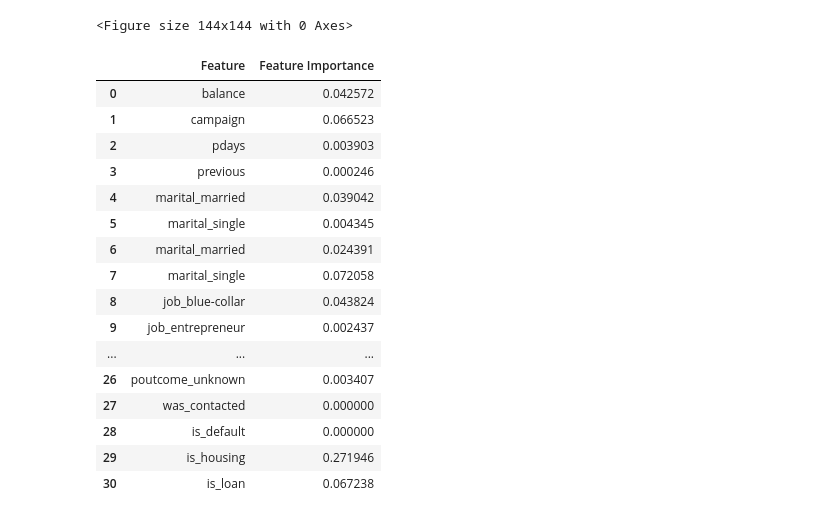
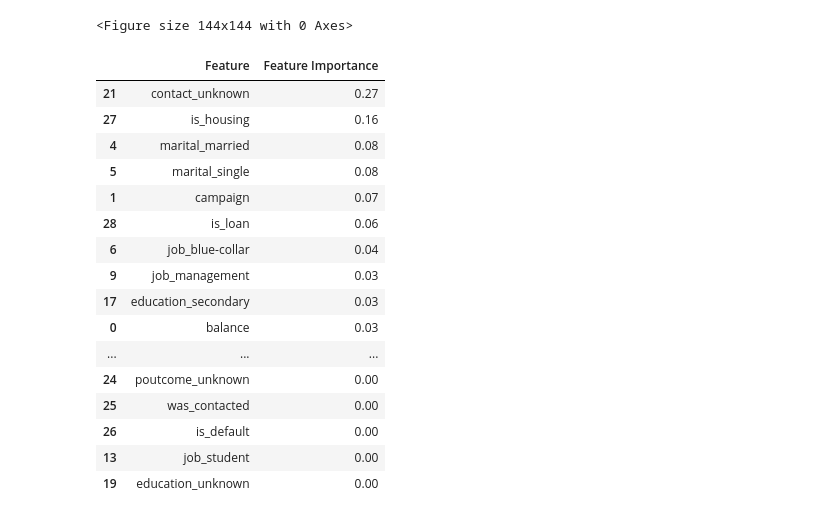
Before and after one commit to Vinitladse/-Bank-Marketing-Effectiveness-Prediction, a Jupyter notebook: Vinit_ladse(Group)_Bank_Marketing_Effectiveness_Prediction_Capstone_Project.ipynb, the cells around one changed output. Saved outputs shown, nothing was run; the diff lists cells and outputs as text; code cells hidden in the pictures.

```diff
--- a/Vinit_ladse(Group)_Bank_Marketing_Effectiveness_Prediction_Capstone_Project.ipynb
+++ b/Vinit_ladse(Group)_Bank_Marketing_Effectiveness_Prediction_Capstone_Project.ipynb
@@ -816,0 +818,4 @@ print(y_test.shape)
+# %%
+# fitting model to logistic regression
+logistic_model = LogisticRegression(fit_intercept = True, max_iter = 10000)
+logistic_model.fit(X_train, y_train)
@@ -816,0 +890,6 @@ print(y_test.shape)
+# %%
+# Hyperprarameter tuning using GridSearchCV
+logistic_grid = LogisticRegression()
+parameters = {'C': [1e-5,1e-4,1e-3,1e-2,1e-1,1,2,3,4,5,10,100,1e-3,1e+4,1e+5,1e+6]}
+log_grid = GridSearchCV(logistic_grid, parameters, scoring='roc_auc', cv=5,verbose=2)
+log_grid.fit(X_train,y_train)
@@ -991,26 +1135,28 @@ display(SVG(graph.pipe(format='svg')))
 # %%
 importances = tree_optimal_model.feature_importances_
 
 importance_dict_gb = {'Feature' : list(features.columns),
                    'Feature Importance' : importances}
 
 importance_gb_df = pd.DataFrame(importance_dict_gb)
-importance_gb_df
+importance_gb_df['Feature Importance'] = round(importance_gb_df['Feature Importance'],2)
+fim_gb_df = importance_gb_df.sort_values(by=['Feature Importance'],ascending=False)
+fim_gb_df
 # %% [output]
 |  | Feature | Feature Importance |
-| 0 | balance | 0.042572 |
-| 1 | campaign | 0.066523 |
-| 2 | pdays | 0.003903 |
-| 3 | previous | 0.000246 |
-| 4 | marital_married | 0.039042 |
-| 5 | marital_single | 0.004345 |
-| 6 | marital_married | 0.024391 |
-| 7 | marital_single | 0.072058 |
-| 8 | job_blue-collar | 0.043824 |
-| 9 | job_entrepreneur | 0.002437 |
+| 21 | contact_unknown | 0.27 |
+| 27 | is_housing | 0.16 |
+| 4 | marital_married | 0.08 |
+| 5 | marital_single | 0.08 |
+| 1 | campaign | 0.07 |
+| 28 | is_loan | 0.06 |
+| 6 | job_blue-collar | 0.04 |
+| 9 | job_management | 0.03 |
+| 17 | education_secondary | 0.03 |
+| 0 | balance | 0.03 |
 | ... | ... | ... |
-| 26 | poutcome_unknown | 0.003407 |
-| 27 | was_contacted | 0.000000 |
-| 28 | is_default | 0.000000 |
-| 29 | is_housing | 0.271946 |
-| 30 | is_loan | 0.067238 |
+| 24 | poutcome_unknown | 0.00 |
+| 25 | was_contacted | 0.00 |
+| 26 | is_default | 0.00 |
+| 13 | job_student | 0.00 |
+| 19 | education_unknown | 0.00 |
```
Also changed, not shown: parts of 53 cells of this notebook.
